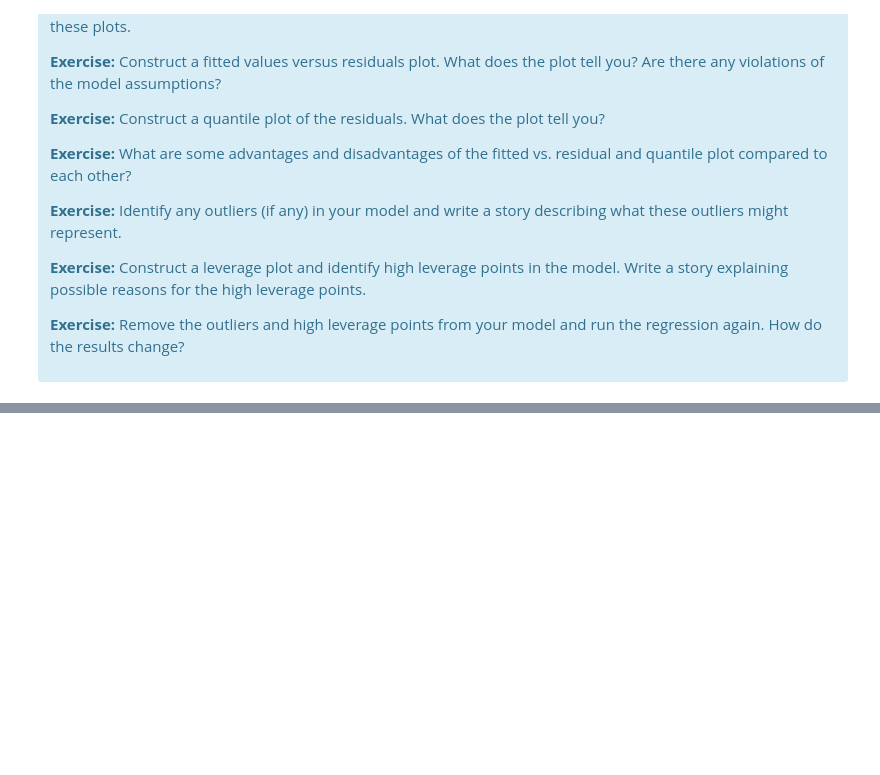
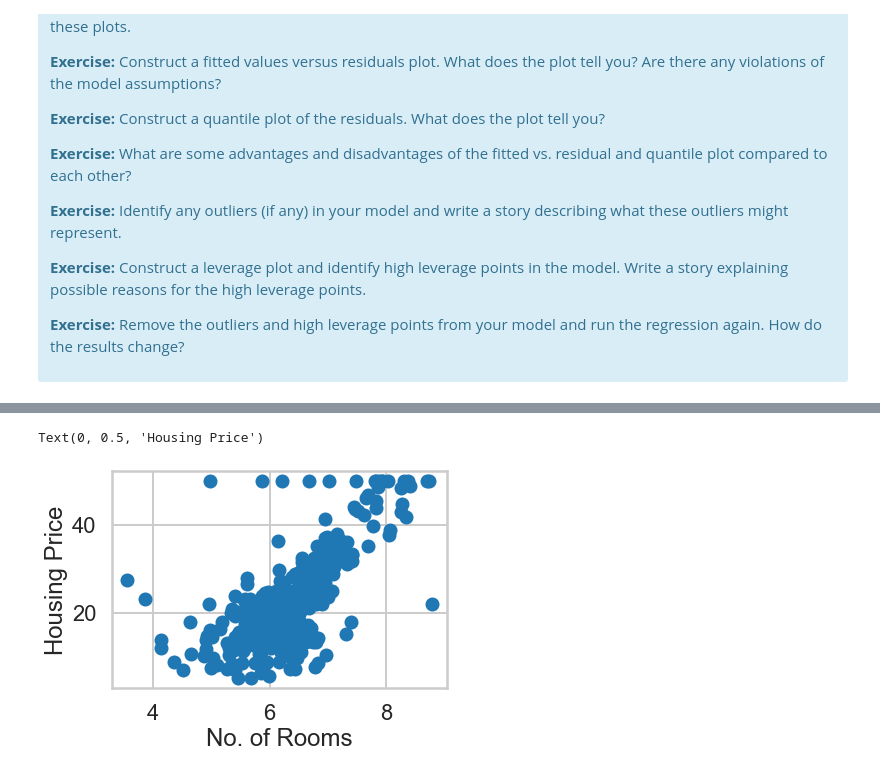
Before and after one commit to amtsatterfield/mec-mini-projects, a Jupyter notebook: mec-11.4.1-linear-regression-mini-project/Mini_Project_Linear_Regression.ipynb, the cells around one changed output, grey strips where cells are left out. Cells and saved outputs as stored; diff of their text form; code cells hidden in the pictures; blank space fills up the shorter version.

```diff
--- a/mec-11.4.1-linear-regression-mini-project/Mini_Project_Linear_Regression.ipynb
+++ b/mec-11.4.1-linear-regression-mini-project/Mini_Project_Linear_Regression.ipynb
@@ -945,0 +992,7 @@ print(m.summary())
+# %%
+plt.scatter(bos.RM, bos.PRICE)
+plt.xlabel("No. of Rooms")
+plt.ylabel("Housing Price")
+# %% [output]
+Text(0, 0.5, 'Housing Price')
+[figure, added]
```
Also changed, not shown: parts of 19 cells of this notebook.
